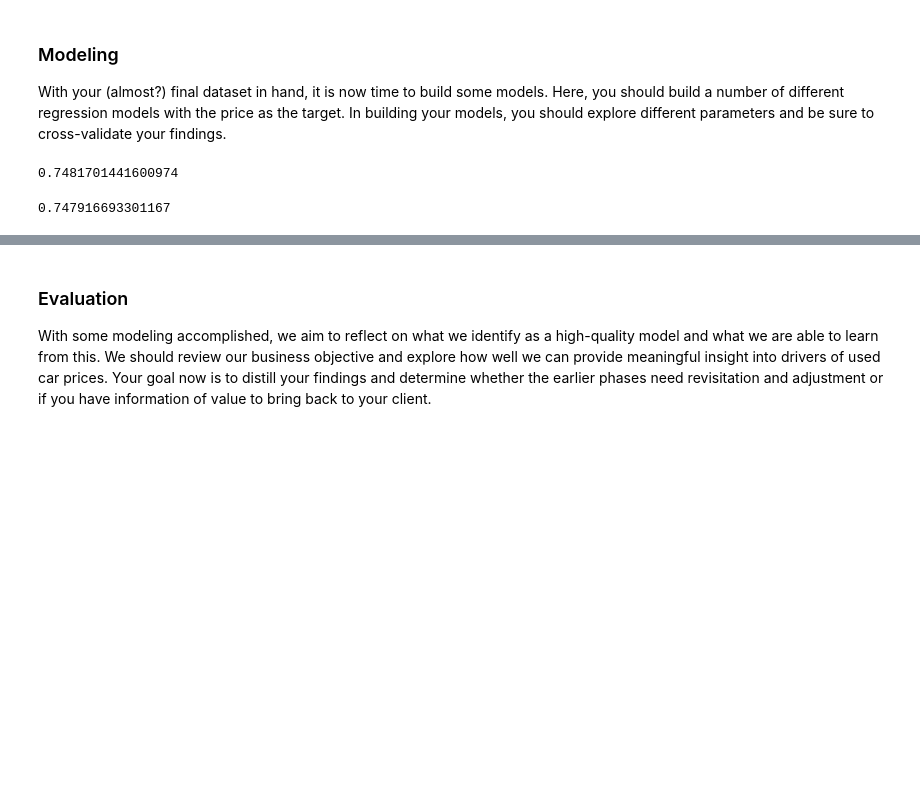
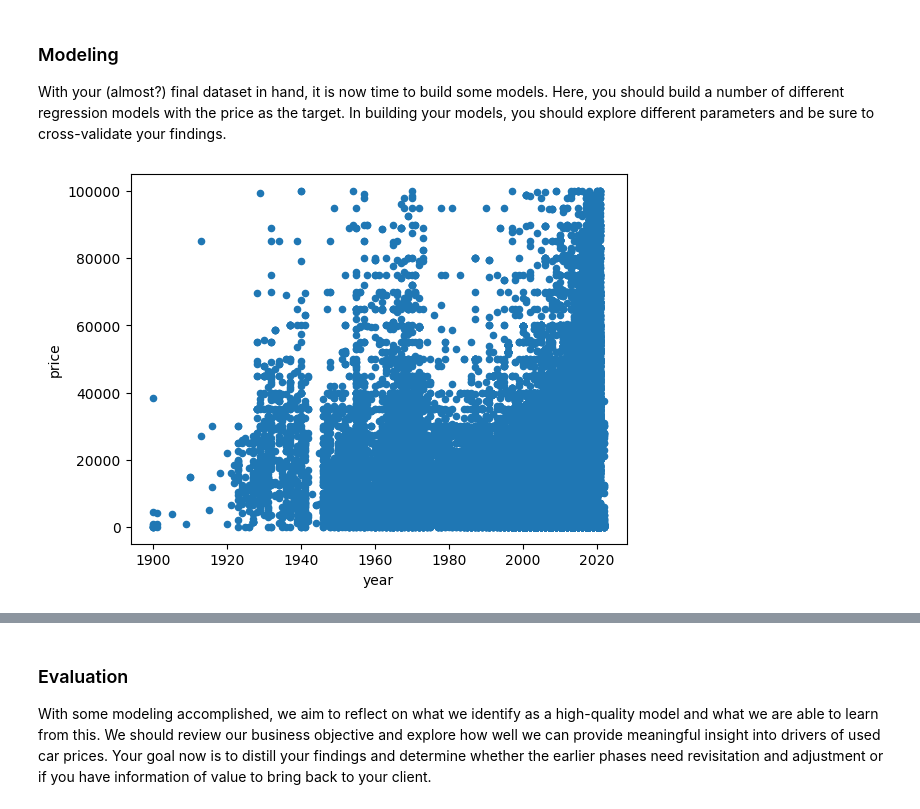
Before and after one commit to pengshm/PracticalApplication2, a Jupyter notebook: prompt_II.ipynb, the cells around one changed output, grey strips where cells are left out. Drawn from its saved outputs; the diff is of its cells as text; code cells hidden in the pictures; blank space fills up the shorter version.

```diff
--- a/prompt_II.ipynb
+++ b/prompt_II.ipynb
@@ -127,5 +125,7 @@ important_fields = [c for c in ["price", "year", "odometer","fuel"] if c in data
 #If any of the critical_fields columns has a missing value in a row → that row gets deleted.
 if important_fields:
     data = data.dropna(subset=important_fields)
+data = data[data['price'] != 0]
+data = data[data['price'] < 500000]
 data.shape[0]
 # %% [output]
@@ -177,16 +177,8 @@ With your (almost?) final dataset in hand, it is now time to build some models.
 # %%
 from sklearn.model_selection import train_test_split
 X_train, X_test, y_train, y_test = train_test_split(X_norm, y, test_size=0.3, random_state=22)
-lr_year = LinearRegression(fit_intercept=True).fit(X_train[['year']],y_train)
-loss_year_train = mean_squared_error(lr_year.predict(X_train[['year']]),y_train)
-loss_year_test = mean_squared_error(lr_year.predict(X_test[['year']]),y_test)
-print(loss_year_train/loss_year_test)
+df=pd.DataFrame(data)
+df.plot.scatter(x='year', y='price')
+plt.show()
 # %% [output]
-0.7481701441600974
+[figure, added]
-# %%
-lr_odo = LinearRegression(fit_intercept=True).fit(X_train[['odometer']],y_train)
-loss_odo_train = mean_squared_error(lr_odo.predict(X_train[['odometer']]),y_train)
-loss_odo_test = mean_squared_error(lr_odo.predict(X_test[['odometer']]),y_test)
-print(loss_odo_train/loss_odo_test)
-# %% [output]
-0.747916693301167
```
Also changed, not shown: parts of 6 cells of this notebook.
